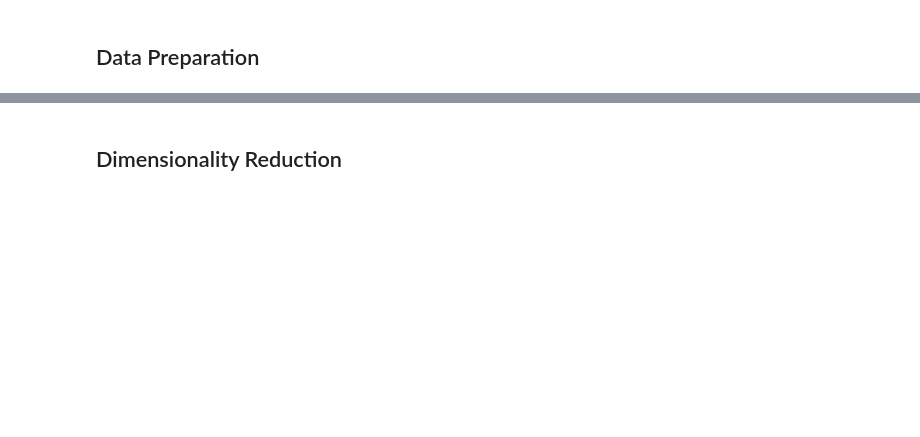
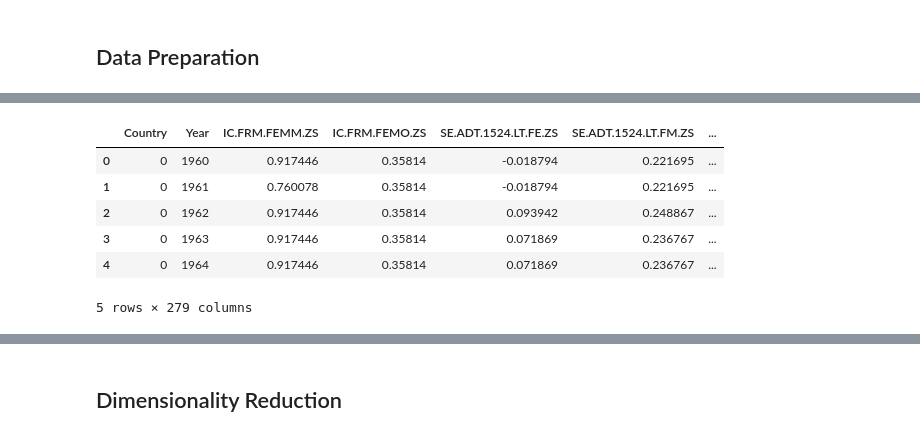
Before and after one commit to JenShumway/MADS_MilestoneII, a Jupyter notebook: Modeling-Unsupervised.ipynb, the cells around one changed output, grey strips where cells are left out. Saved outputs shown, nothing was run; the diff lists cells and outputs as text; code cells hidden in the pictures; blank space fills up the shorter version.

```diff
--- a/Modeling-Unsupervised.ipynb
+++ b/Modeling-Unsupervised.ipynb
@@ -59,3 +46,22 @@ data_encoded.head()
+# %%
+# Scale data
+scaler = StandardScaler()
+X = data_encoded.iloc[:, 2:]
+X = scaler.fit_transform(X)
+
+# Replace missing data using KNN imputation strategy
+imputer = KNNImputer()
+data_encoded.iloc[:, 2:] = imputer.fit_transform(X)
+
+data_encoded.head()
+# %% [output]
+|  | Country | Year | IC.FRM.FEMM.ZS | IC.FRM.FEMO.ZS | SE.ADT.1524.LT.FE.ZS | SE.ADT.1524.LT.FM.ZS | ... |
+| 0 | 0 | 1960 | 0.917446 | 0.35814 | -0.018794 | 0.221695 | ... |
+| 1 | 0 | 1961 | 0.760078 | 0.35814 | -0.018794 | 0.221695 | ... |
+| 2 | 0 | 1962 | 0.917446 | 0.35814 | 0.093942 | 0.248867 | ... |
+| 3 | 0 | 1963 | 0.917446 | 0.35814 | 0.071869 | 0.236767 | ... |
+| 4 | 0 | 1964 | 0.917446 | 0.35814 | 0.071869 | 0.236767 | ... |
+5 rows × 279 columns
 # %%
 # Select year
 data_2019 = data_encoded[data_encoded['Year'] == 2019]
```
Also changed, not shown: parts of 9 cells of this notebook.
